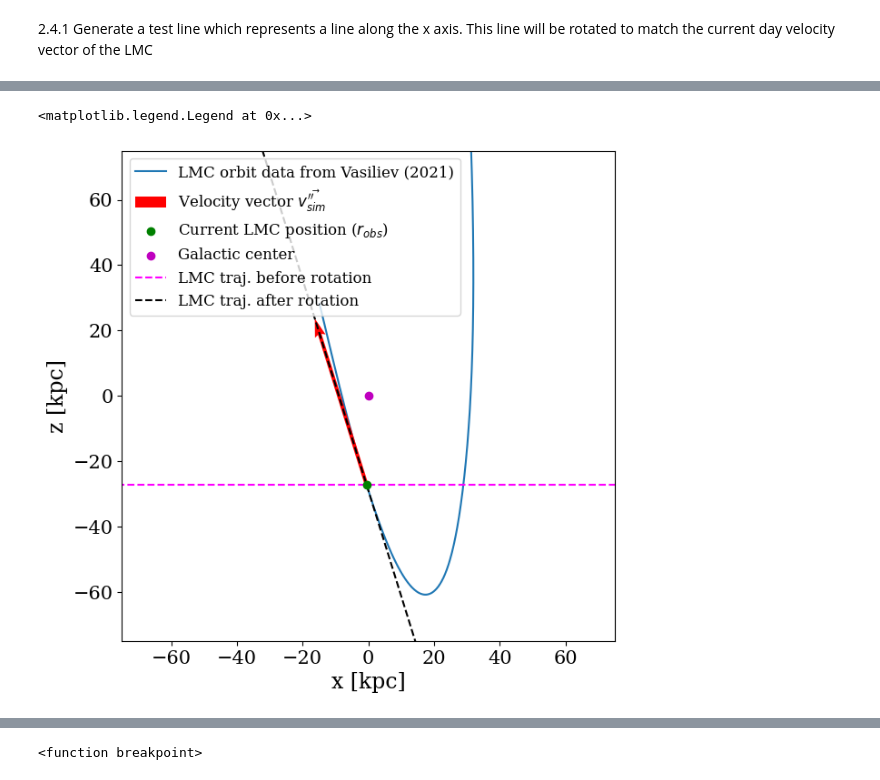
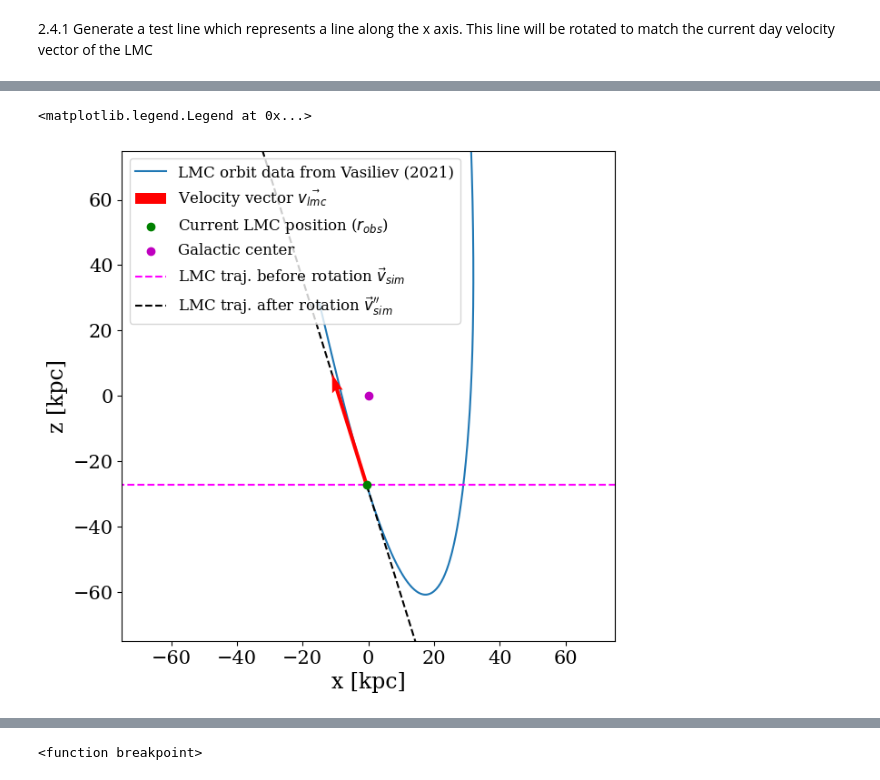
Before and after one commit to TheArchAstronomer/My_thesis, a Jupyter notebook: Rotations.ipynb, the cells around one changed output, grey strips where cells are left out. Cells and saved outputs as stored; diff of their text form; code cells hidden in the pictures.

```diff
--- a/Rotations.ipynb
+++ b/Rotations.ipynb
@@ -290,28 +290,28 @@ plt.legend(loc= 'upper left', prop={'size': 12})
 # %%
 plt.rc('text', usetex=False)
 plt.rc('font', family='serif')
 
 fig, ax = plt.subplots(figsize=(7,7))
 plt.plot(orbit['x'], orbit['z'], label='LMC orbit data from Vasiliev (2021)', zorder = 1)
 plt.xlim(-75, 75)
 plt.ylim(-75, 75)
 plt.quiver(
     origin[0], origin[2],
     Ux, Uz,
-    angles='xy', scale_units='xy', scale=2,
-    pivot='tail', color='r', label=r"Velocity vector $\vec{v_{sim}''}$", zorder = 3
+    angles='xy', scale_units='xy', scale=3,
+    pivot='tail', color='r', label=r"Velocity vector $\vec{v_{lmc}}$", zorder = 4
 )
 plt.tick_params(axis='both', labelsize=15)
 plt.xlabel('x [kpc]', size=17)
 plt.ylabel('z [kpc]', size=17)
 plt.scatter(origin[0], origin[2], color='g', label= r'Current LMC position ($r_{obs}$)', zorder = 5)
 plt.scatter(0, 0, color='m', label='Galactic center')
-plt.plot(line1[0]+origin[0], line1[2]+origin[2], color='magenta', linestyle='dashed', label='LMC traj. before rotation', zorder = 2)
-plt.plot(line2[0]+origin[0], line2[2]+origin[2], color='black', linestyle='dashed', label='LMC traj. after rotation', zorder = 4)
+plt.plot(line1[0]+origin[0], line1[2]+origin[2], color='magenta', linestyle='dashed', label= r"LMC traj. before rotation $\vec{v}_{sim}$", zorder = 2)
+plt.plot(line2[0]+origin[0], line2[2]+origin[2], color='black', linestyle='dashed', label= r"LMC traj. after rotation $\vec{v}_{sim}''$", zorder = 3)
 plt.legend(prop={'size': 12})
 # %% [output]
 <matplotlib.legend.Legend at 0x...>
-[figure, old version]
+[figure, new version]
 # %%
 plt.rc('text', usetex=False)
 plt.rc('font', family='serif')
```
Also changed, not shown: parts of 3 cells of this notebook.
